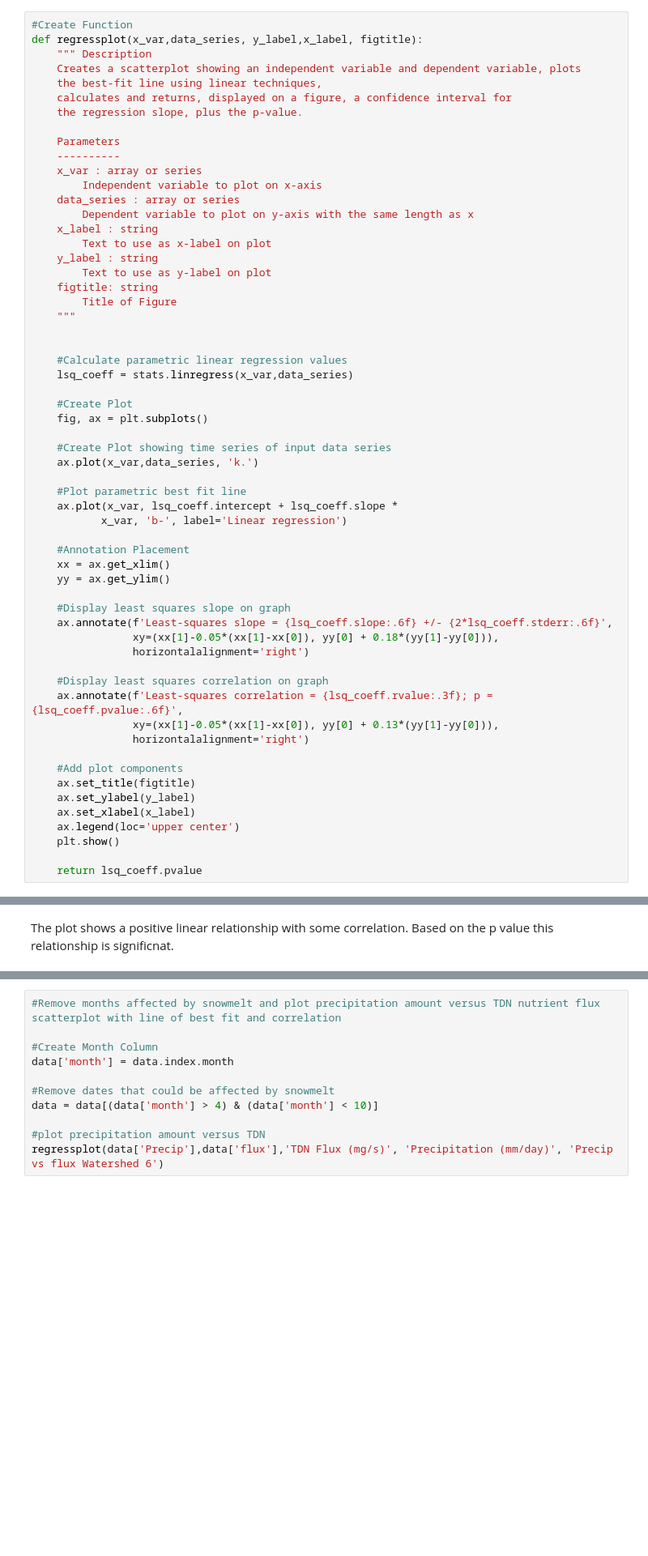
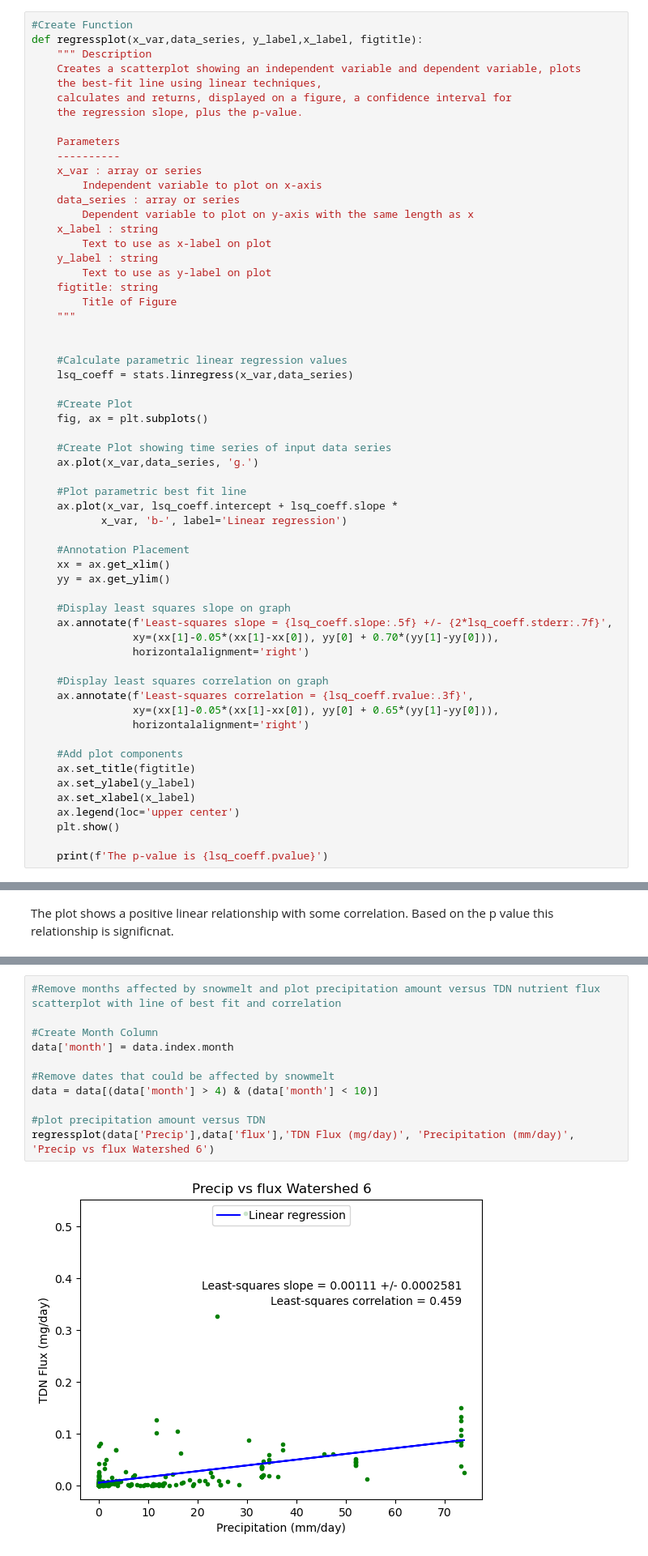
Before and after one commit to mmquill/Hydrodataanalysis, a Jupyter notebook: Final Project Notebook.ipynb, the cells around one changed output, grey strips where cells are left out. Shown at 81% size. Cells and saved outputs as stored; diff of their text form; blank space fills up the shorter version.

```diff
--- a/Final Project Notebook.ipynb
+++ b/Final Project Notebook.ipynb
@@ -231,7 +247,7 @@ def regressplot(x_var,data_series, y_label,x_label, figtitle):
     fig, ax = plt.subplots()
 
     #Create Plot showing time series of input data series
-    ax.plot(x_var,data_series, 'k.')
+    ax.plot(x_var,data_series, 'g.')
 
     #Plot parametric best fit line
     ax.plot(x_var, lsq_coeff.intercept + lsq_coeff.slope *
@@ -242,13 +258,13 @@ def regressplot(x_var,data_series, y_label,x_label, figtitle):
     yy = ax.get_ylim()
 
     #Display least squares slope on graph
-    ax.annotate(f'Least-squares slope = {lsq_coeff.slope:.6f} +/- {2*lsq_coeff.stderr:.6f}',
-                xy=(xx[1]-0.05*(xx[1]-xx[0]), yy[0] + 0.18*(yy[1]-yy[0])),
+    ax.annotate(f'Least-squares slope = {lsq_coeff.slope:.5f} +/- {2*lsq_coeff.stderr:.7f}',
+                xy=(xx[1]-0.05*(xx[1]-xx[0]), yy[0] + 0.70*(yy[1]-yy[0])),
                 horizontalalignment='right')
 
     #Display least squares correlation on graph
-    ax.annotate(f'Least-squares correlation = {lsq_coeff.rvalue:.3f}; p = {lsq_coeff.pvalue:.6f}',
-                xy=(xx[1]-0.05*(xx[1]-xx[0]), yy[0] + 0.13*(yy[1]-yy[0])),
+    ax.annotate(f'Least-squares correlation = {lsq_coeff.rvalue:.3f}',
+                xy=(xx[1]-0.05*(xx[1]-xx[0]), yy[0] + 0.65*(yy[1]-yy[0])),
                 horizontalalignment='right')
 
     #Add plot components
@@ -258,5 +274,5 @@ def regressplot(x_var,data_series, y_label,x_label, figtitle):
     ax.legend(loc='upper center')
     plt.show()
 
-    return lsq_coeff.pvalue
+    print(f'The p-value is {lsq_coeff.pvalue}')
 # %% [markdown]
@@ -297,11 +321,13 @@ Remove months affected by snowmelt and plot precipitation amount versus TDN nutr
 # %%
 #Remove months affected by snowmelt and plot precipitation amount versus TDN nutrient flux scatterplot with line of best fit and correlation
 
 #Create Month Column
 data['month'] = data.index.month
 
 #Remove dates that could be affected by snowmelt
 data = data[(data['month'] > 4) & (data['month'] < 10)]
 
 #plot precipitation amount versus TDN
-regressplot(data['Precip'],data['flux'],'TDN Flux (mg/s)', 'Precipitation (mm/day)', 'Precip vs flux Watershed 6')
+regressplot(data['Precip'],data['flux'],'TDN Flux (mg/day)', 'Precipitation (mm/day)', 'Precip vs flux Watershed 6')
+# %% [output]
+[figure, added]
```
Also changed, not shown: parts of 28 cells of this notebook.
